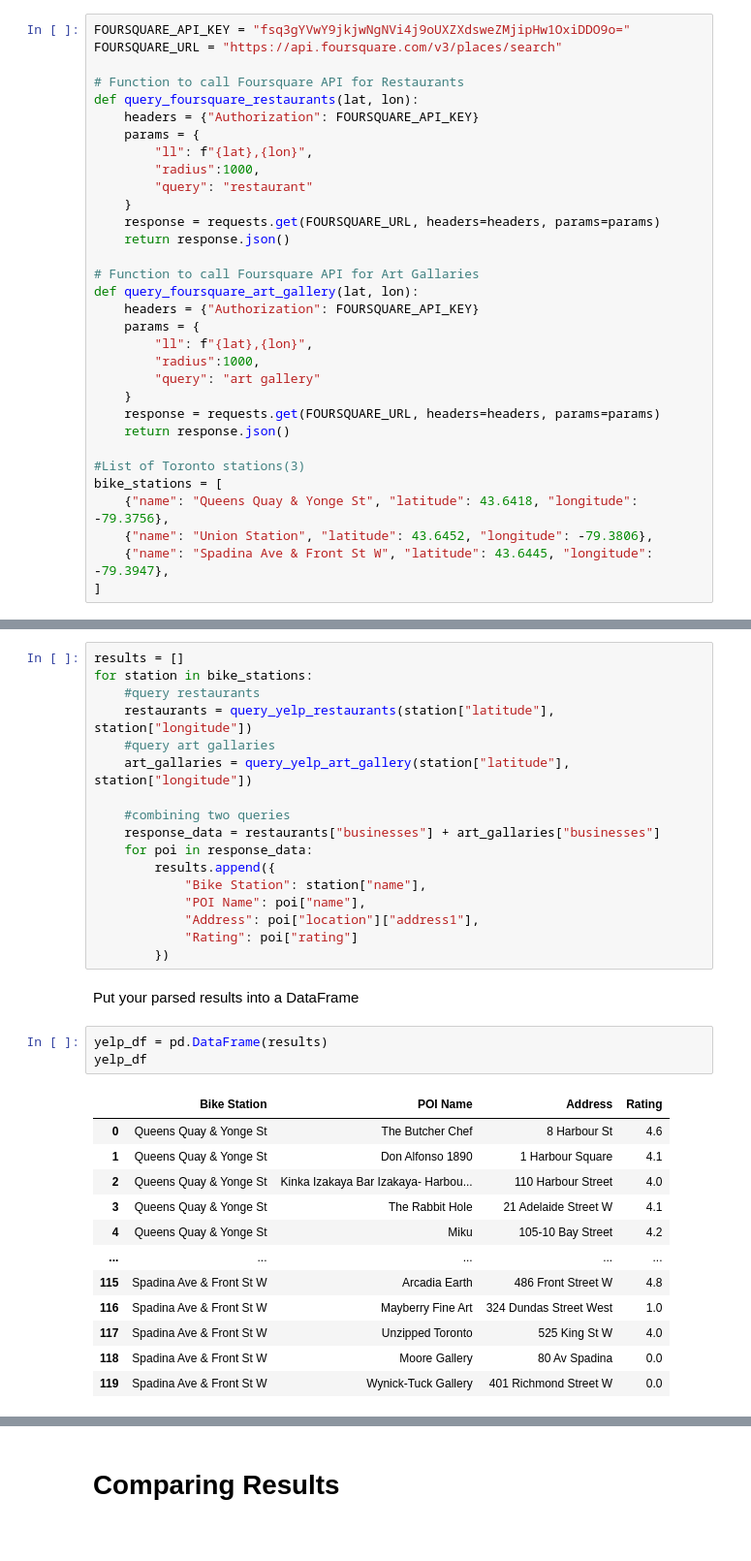
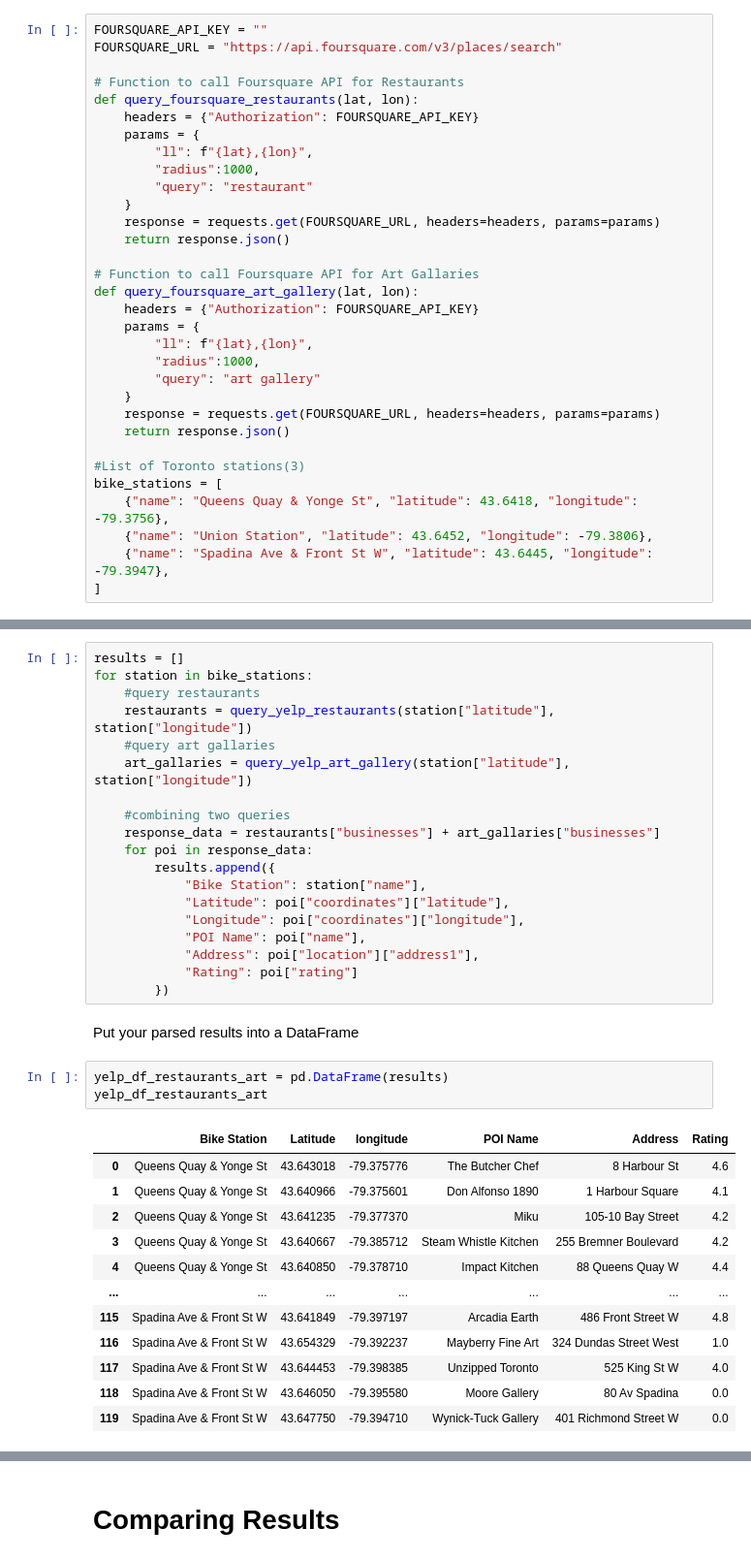
Before and after one commit to diba-jafarnejad/Statistical-Modelling-Project, a Jupyter notebook: notebooks/yelp_foursquare_EDA.ipynb, the cells around one changed output, grey strips where cells are left out. Shown at 97% size. Saved outputs shown, nothing was run; the diff lists cells and outputs as text.

```diff
--- a/notebooks/yelp_foursquare_EDA.ipynb
+++ b/notebooks/yelp_foursquare_EDA.ipynb
@@ -8,7 +8,7 @@ import requests
 # %% [markdown]
 Send a request to Foursquare with a small radius (1000m) for all the bike stations in your city of choice.
 # %%
-FOURSQUARE_API_KEY = "fsq3gYVwY9jkjwNgNVi4j9oUXZXdsweZMjipHw1OxiDDO9o="
+FOURSQUARE_API_KEY = ""
 FOURSQUARE_URL = "https://api.foursquare.com/v3/places/search"
 
 # Function to call Foursquare API for Restaurants
@@ -129,6 +129,8 @@ for station in bike_stations:
     for poi in response_data:
         results.append({
             "Bike Station": station["name"],
+            "Latitude": poi["coordinates"]["latitude"],
+            "Longitude": poi["coordinates"]["longitude"],
             "POI Name": poi["name"],
             "Address": poi["location"]["address1"],
             "Rating": poi["rating"]
@@ -136,18 +138,18 @@ for station in bike_stations:
 # %% [markdown]
 Put your parsed results into a DataFrame
 # %%
-yelp_df = pd.DataFrame(results)
-yelp_df
+yelp_df_restaurants_art = pd.DataFrame(results)
+yelp_df_restaurants_art
 # %% [output]
-|  | Bike Station | POI Name | Address | Rating |
-| 0 | Queens Quay & Yonge St | The Butcher Chef | 8 Harbour St | 4.6 |
-| 1 | Queens Quay & Yonge St | Don Alfonso 1890 | 1 Harbour Square | 4.1 |
-| 2 | Queens Quay & Yonge St | Kinka Izakaya Bar Izakaya- Harbou... | 110 Harbour Street | 4.0 |
-| 3 | Queens Quay & Yonge St | The Rabbit Hole | 21 Adelaide Street W | 4.1 |
-| 4 | Queens Quay & Yonge St | Miku | 105-10 Bay Street | 4.2 |
-| ... | ... | ... | ... | ... |
-| 115 | Spadina Ave & Front St W | Arcadia Earth | 486 Front Street W | 4.8 |
-| 116 | Spadina Ave & Front St W | Mayberry Fine Art | 324 Dundas Street West | 1.0 |
-| 117 | Spadina Ave & Front St W | Unzipped Toronto | 525 King St W | 4.0 |
-| 118 | Spadina Ave & Front St W | Moore Gallery | 80 Av Spadina | 0.0 |
-| 119 | Spadina Ave & Front St W | Wynick-Tuck Gallery | 401 Richmond Street W | 0.0 |
+|  | Bike Station | Latitude | longitude | POI Name | Address | Rating |
+| 0 | Queens Quay & Yonge St | 43.643018 | -79.375776 | The Butcher Chef | 8 Harbour St | 4.6 |
+| 1 | Queens Quay & Yonge St | 43.640966 | -79.375601 | Don Alfonso 1890 | 1 Harbour Square | 4.1 |
+| 2 | Queens Quay & Yonge St | 43.641235 | -79.377370 | Miku | 105-10 Bay Street | 4.2 |
+| 3 | Queens Quay & Yonge St | 43.640667 | -79.385712 | Steam Whistle Kitchen | 255 Bremner Boulevard | 4.2 |
+| 4 | Queens Quay & Yonge St | 43.640850 | -79.378710 | Impact Kitchen | 88 Queens Quay W | 4.4 |
+| ... | ... | ... | ... | ... | ... | ... |
+| 115 | Spadina Ave & Front St W | 43.641849 | -79.397197 | Arcadia Earth | 486 Front Street W | 4.8 |
+| 116 | Spadina Ave & Front St W | 43.654329 | -79.392237 | Mayberry Fine Art | 324 Dundas Street West | 1.0 |
+| 117 | Spadina Ave & Front St W | 43.644453 | -79.398385 | Unzipped Toronto | 525 King St W | 4.0 |
+| 118 | Spadina Ave & Front St W | 43.646050 | -79.395580 | Moore Gallery | 80 Av Spadina | 0.0 |
+| 119 | Spadina Ave & Front St W | 43.647750 | -79.394710 | Wynick-Tuck Gallery | 401 Richmond Street W | 0.0 |
```
Also changed, not shown: parts of 4 cells of this notebook, 1 other file.
